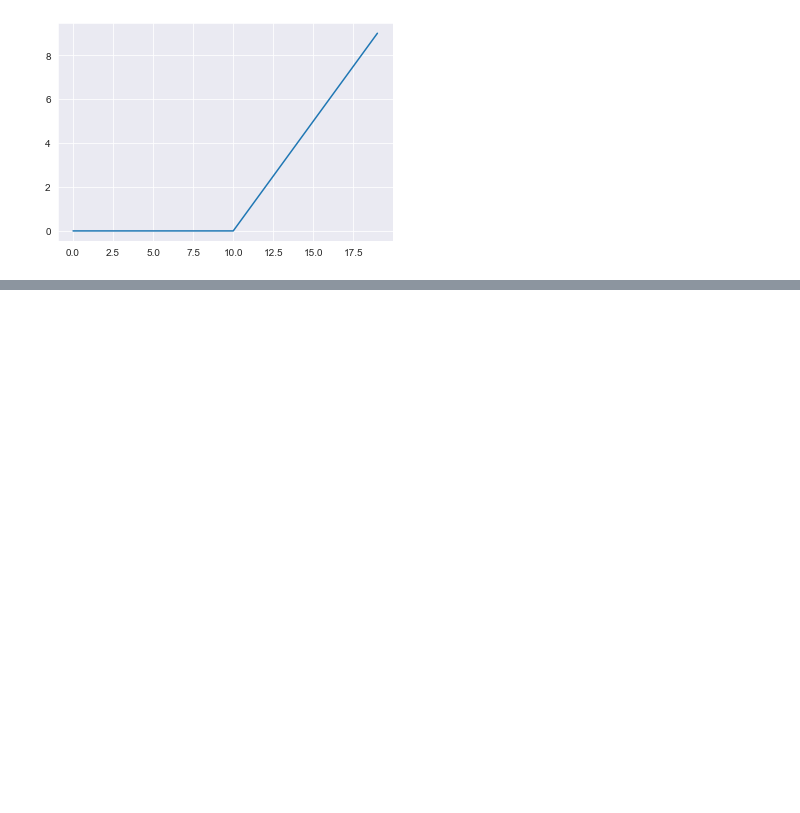
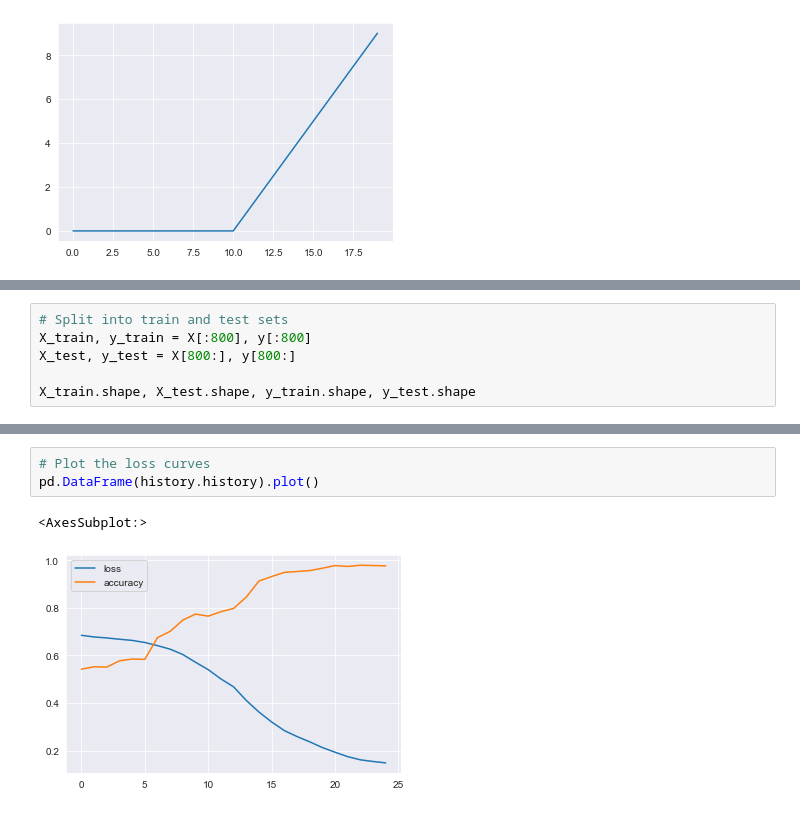
Before and after one commit to georgeharris96/TensorflowDevCourse, a Jupyter notebook: Learning Notebooks/02_neural_network_classification_with_tensorflow.ipynb, the cells around one changed output, grey strips where cells are left out. Saved outputs shown, nothing was run; the diff lists cells and outputs as text; blank space fills up the shorter version.

```diff
--- a/Learning Notebooks/02_neural_network_classification_with_tensorflow.ipynb
+++ b/Learning Notebooks/02_neural_network_classification_with_tensorflow.ipynb
@@ -640,0 +658,6 @@ plt.plot(tf.keras.activations.relu(A))
+# %%
+# Split into train and test sets
+X_train, y_train = X[:800], y[:800]
+X_test, y_test = X[800:], y[800:]
+
+X_train.shape, X_test.shape, y_train.shape, y_test.shape
@@ -640,0 +762,6 @@ plt.plot(tf.keras.activations.relu(A))
+# %%
+# Plot the loss curves
+pd.DataFrame(history.history).plot()
+# %% [output]
+<AxesSubplot:>
+[figure, added]
```
Also changed, not shown: parts of 35 cells of this notebook.
